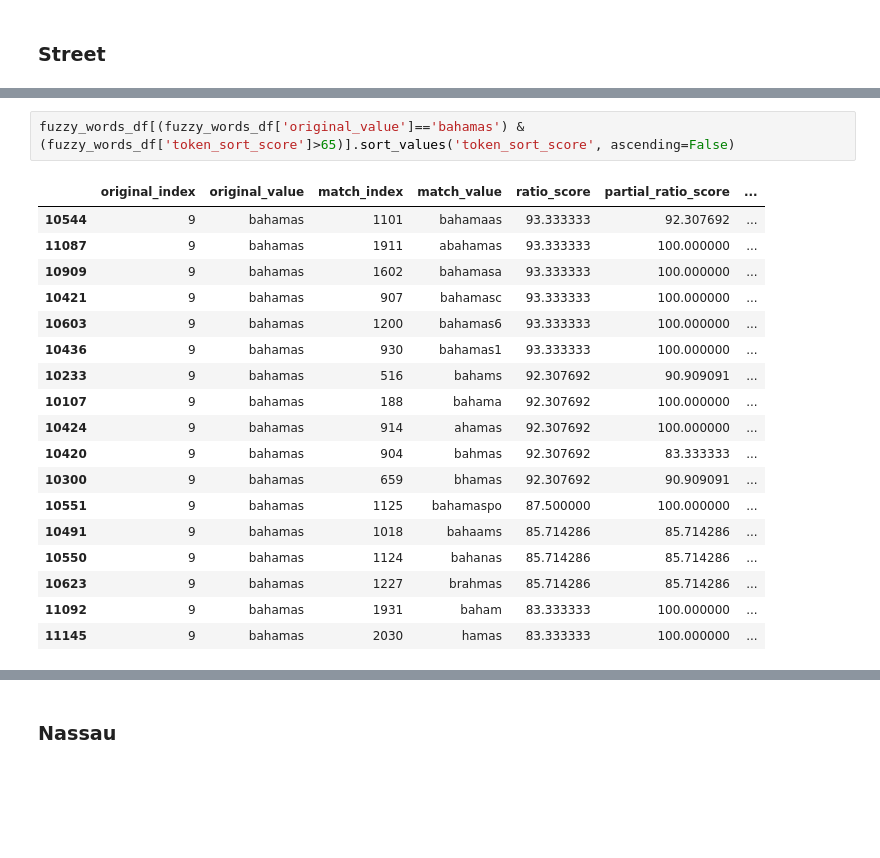
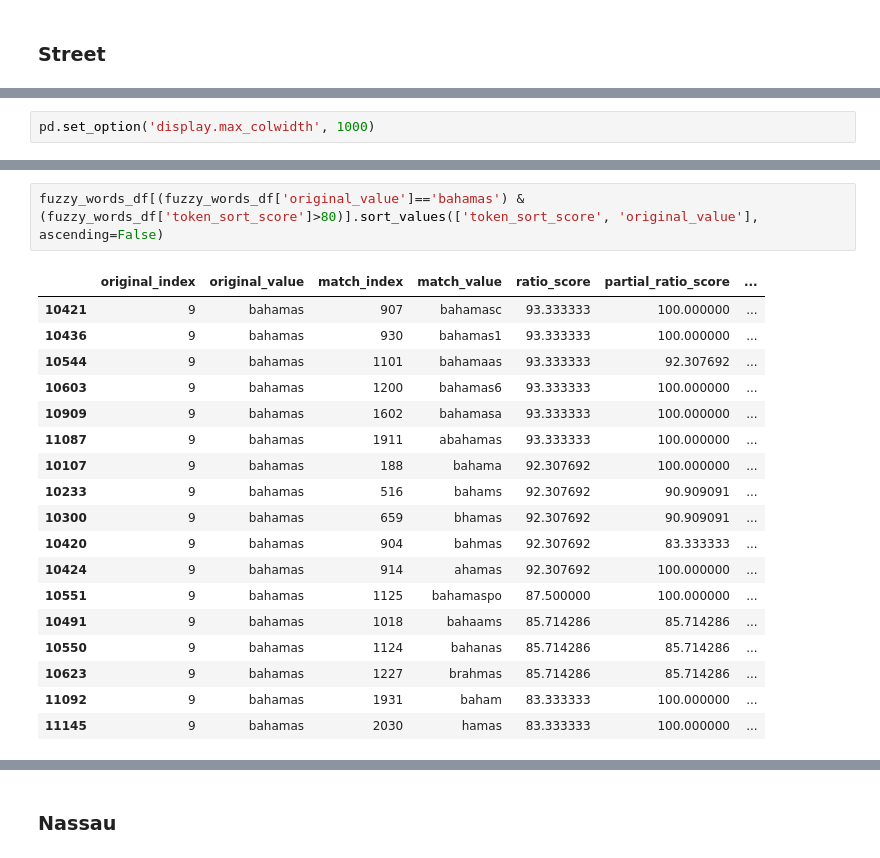
Before and after one commit to julielinx/icij_investigation, a Jupyter notebook: address_parsing/03_icijAddress_fuzzyMatch.ipynb, the cells around one changed output, grey strips where cells are left out. Cells and saved outputs as stored; diff of their text form; blank space fills up the shorter version.

```diff
--- a/address_parsing/03_icijAddress_fuzzyMatch.ipynb
+++ b/address_parsing/03_icijAddress_fuzzyMatch.ipynb
@@ -448 +571,3 @@ fuzzy_words_df[(fuzzy_words_df['original_value']=='street') & (fuzzy_words_df['j
+# %%
+pd.set_option('display.max_colwidth', 1000)
 # %%
@@ -522,18 +639,18 @@ fuzzy_words_df[(fuzzy_words_df['original_value']=='bahamas') & (fuzzy_words_df['
 # %%
-fuzzy_words_df[(fuzzy_words_df['original_value']=='bahamas') & (fuzzy_words_df['token_sort_score']>65)].sort_values('token_sort_score', ascending=False)
+fuzzy_words_df[(fuzzy_words_df['original_value']=='bahamas') & (fuzzy_words_df['token_sort_score']>80)].sort_values(['token_sort_score', 'original_value'], ascending=False)
 # %% [output]
 |  | original_index | original_value | match_index | match_value | ratio_score | partial_ratio_score | ... |
+| 10421 | 9 | bahamas | 907 | bahamasc | 93.333333 | 100.000000 | ... |
+| 10436 | 9 | bahamas | 930 | bahamas1 | 93.333333 | 100.000000 | ... |
 | 10544 | 9 | bahamas | 1101 | bahamaas | 93.333333 | 92.307692 | ... |
+| 10603 | 9 | bahamas | 1200 | bahamas6 | 93.333333 | 100.000000 | ... |
+| 10909 | 9 | bahamas | 1602 | bahamasa | 93.333333 | 100.000000 | ... |
 | 11087 | 9 | bahamas | 1911 | abahamas | 93.333333 | 100.000000 | ... |
-| 10909 | 9 | bahamas | 1602 | bahamasa | 93.333333 | 100.000000 | ... |
-| 10421 | 9 | bahamas | 907 | bahamasc | 93.333333 | 100.000000 | ... |
-| 10603 | 9 | bahamas | 1200 | bahamas6 | 93.333333 | 100.000000 | ... |
-| 10436 | 9 | bahamas | 930 | bahamas1 | 93.333333 | 100.000000 | ... |
+| 10107 | 9 | bahamas | 188 | bahama | 92.307692 | 100.000000 | ... |
 | 10233 | 9 | bahamas | 516 | bahams | 92.307692 | 90.909091 | ... |
-| 10107 | 9 | bahamas | 188 | bahama | 92.307692 | 100.000000 | ... |
+| 10300 | 9 | bahamas | 659 | bhamas | 92.307692 | 90.909091 | ... |
+| 10420 | 9 | bahamas | 904 | bahmas | 92.307692 | 83.333333 | ... |
 | 10424 | 9 | bahamas | 914 | ahamas | 92.307692 | 100.000000 | ... |
-| 10420 | 9 | bahamas | 904 | bahmas | 92.307692 | 83.333333 | ... |
-| 10300 | 9 | bahamas | 659 | bhamas | 92.307692 | 90.909091 | ... |
 | 10551 | 9 | bahamas | 1125 | bahamaspo | 87.500000 | 100.000000 | ... |
 | 10491 | 9 | bahamas | 1018 | bahaams | 85.714286 | 85.714286 | ... |
 | 10550 | 9 | bahamas | 1124 | bahanas | 85.714286 | 85.714286 | ... |
```
Also changed, not shown: parts of 50 cells of this notebook, 1 other file.
